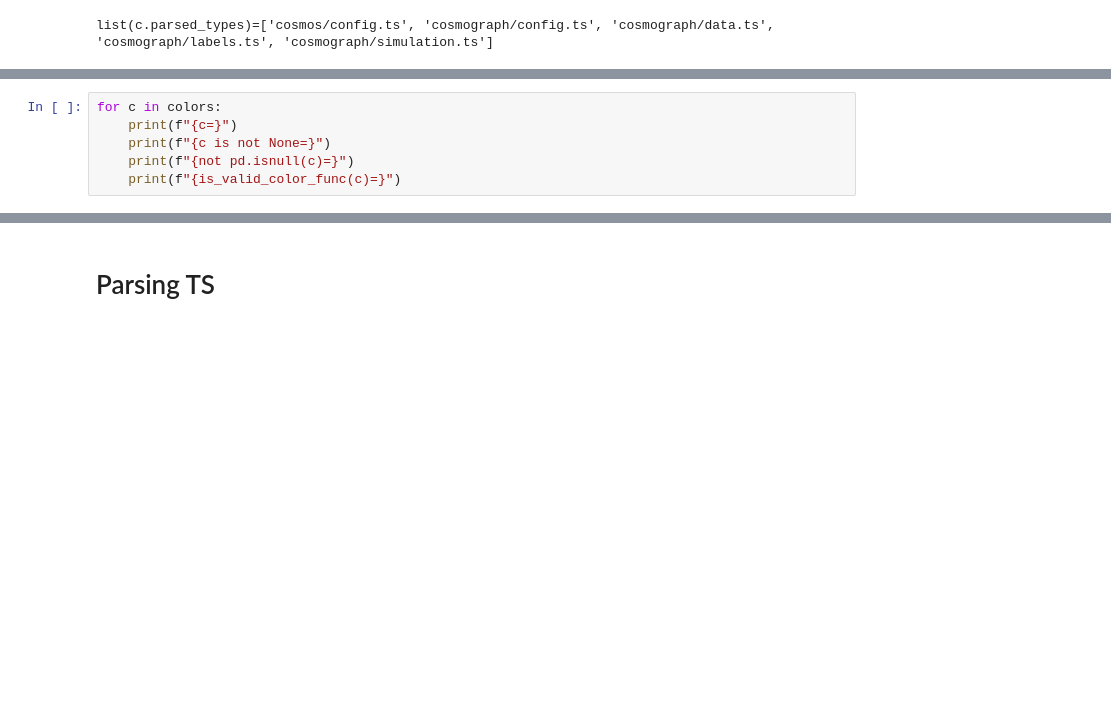
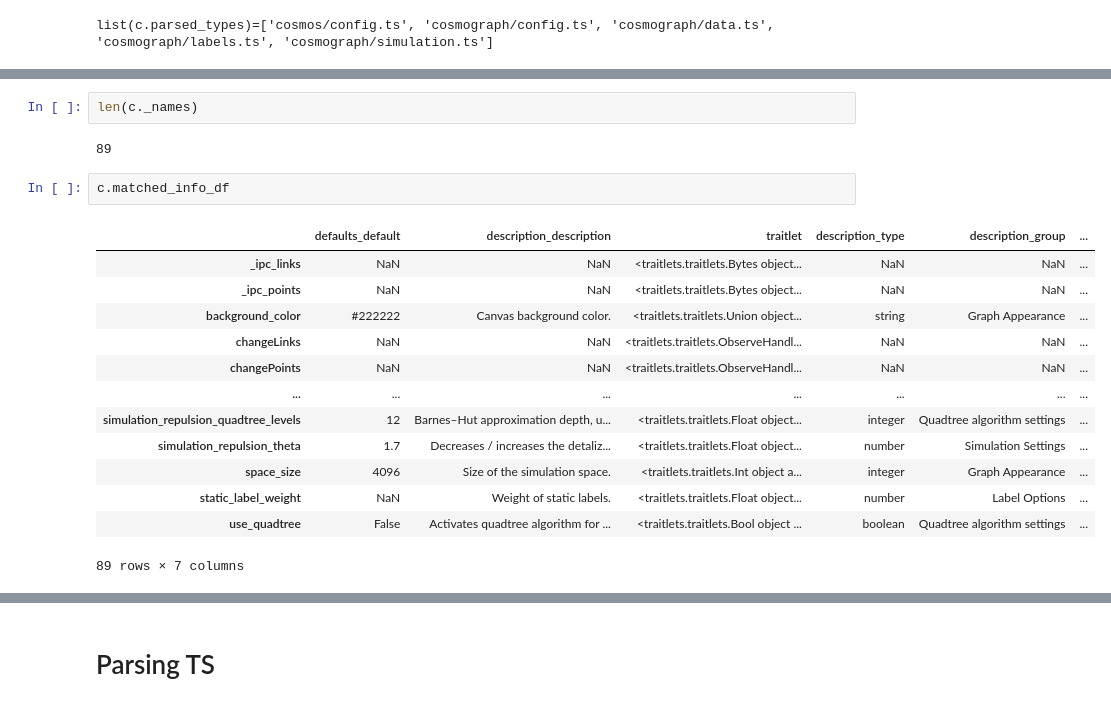
Before and after one commit to cosmograph-org/py_cosmograph, a Jupyter notebook: misc/defining_sot_for_config_properties.ipynb, the cells around one changed output, grey strips where cells are left out. Drawn from its saved outputs; the diff is of its cells as text; blank space fills up the shorter version.

```diff
--- a/misc/defining_sot_for_config_properties.ipynb
+++ b/misc/defining_sot_for_config_properties.ipynb
@@ -596,6 +270,0 @@ def infer_color_spec_kind(color, data, is_valid_color_func):
-# %%
-for c in colors:
-    print(f"{c=}")
-    print(f"{c is not None=}")
-    print(f"{not pd.isnull(c)=}")
-    print(f"{is_valid_color_func(c)=}")
@@ -891,0 +291,20 @@ assert colors == ['orange', 'orange', 'green']
+# %%
+len(c._names)
+# %% [output]
+89
+# %%
+c.matched_info_df
+# %% [output]
+|  | defaults_default | description_description | traitlet | description_type | description_group | ... |
+| _ipc_links | NaN | NaN | <traitlets.traitlets.Bytes object... | NaN | NaN | ... |
+| _ipc_points | NaN | NaN | <traitlets.traitlets.Bytes object... | NaN | NaN | ... |
+| background_color | #222222 | Canvas background color. | <traitlets.traitlets.Union object... | string | Graph Appearance | ... |
+| changeLinks | NaN | NaN | <traitlets.traitlets.ObserveHandl... | NaN | NaN | ... |
+| changePoints | NaN | NaN | <traitlets.traitlets.ObserveHandl... | NaN | NaN | ... |
+| ... | ... | ... | ... | ... | ... | ... |
+| simulation_repulsion_quadtree_levels | 12 | Barnes–Hut approximation depth, u... | <traitlets.traitlets.Float object... | integer | Quadtree algorithm settings | ... |
+| simulation_repulsion_theta | 1.7 | Decreases / increases the detaliz... | <traitlets.traitlets.Float object... | number | Simulation Settings | ... |
+| space_size | 4096 | Size of the simulation space. | <traitlets.traitlets.Int object a... | integer | Graph Appearance | ... |
+| static_label_weight | NaN | Weight of static labels. | <traitlets.traitlets.Float object... | number | Label Options | ... |
+| use_quadtree | False | Activates quadtree algorithm for ... | <traitlets.traitlets.Bool object ... | boolean | Quadtree algorithm settings | ... |
+89 rows × 7 columns
```
Also changed, not shown: parts of 30 cells of this notebook, 4 other files.
